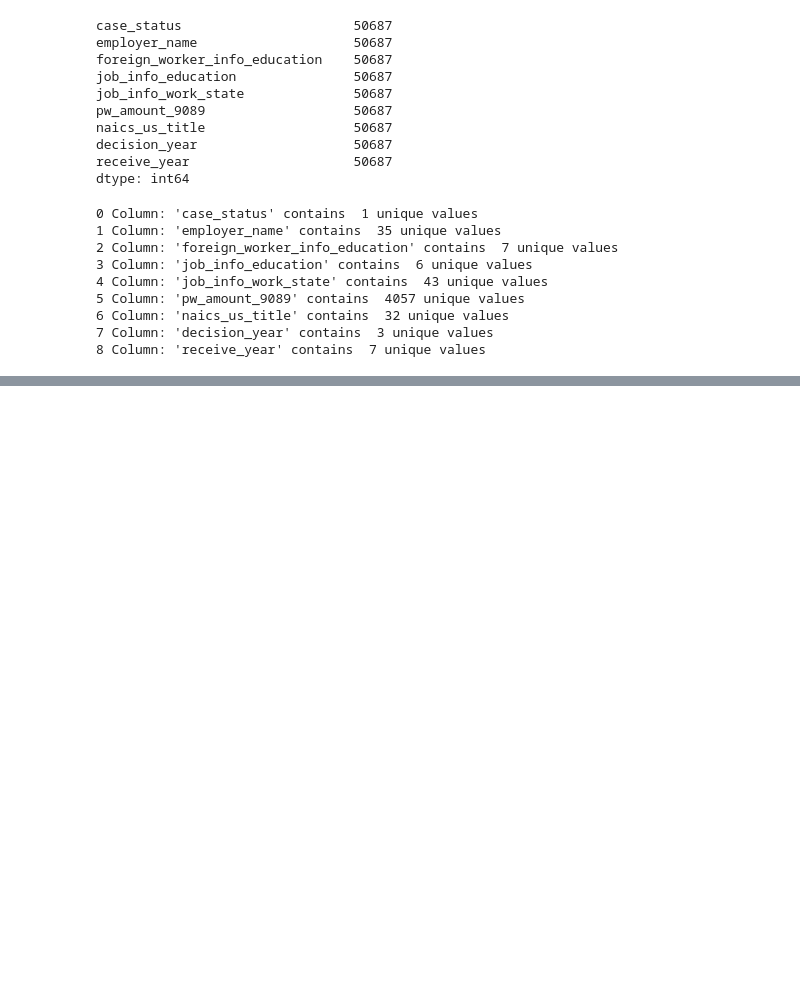
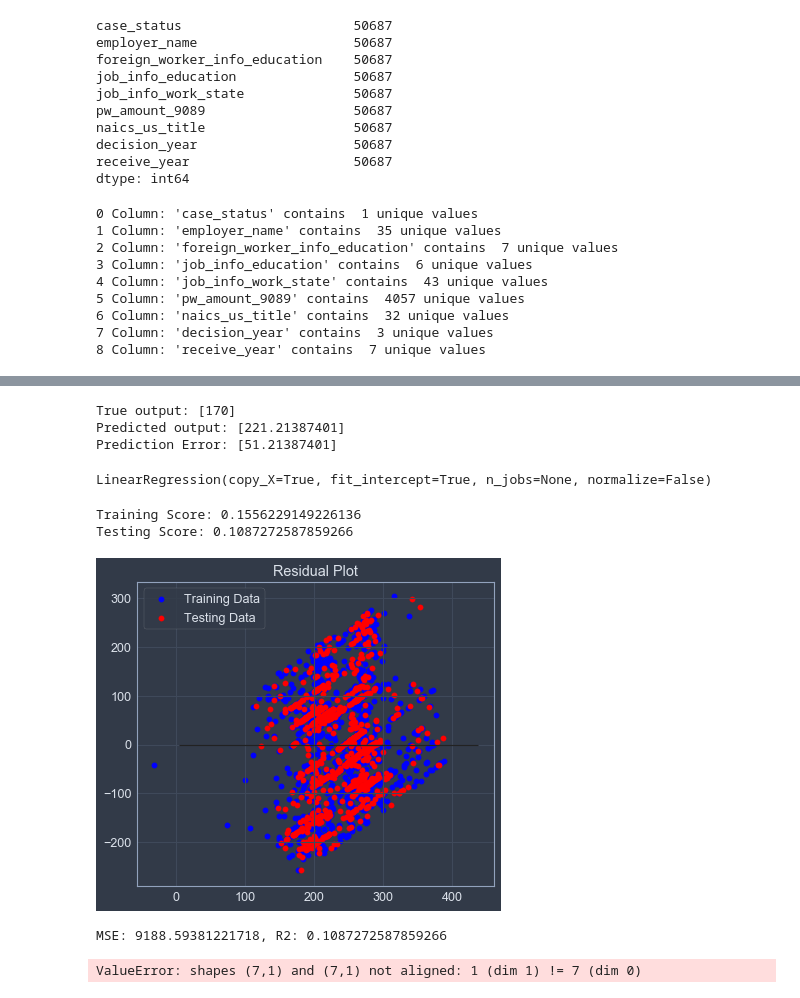
Before and after one commit to Armin-1337/US-Perm-Visa-webpage, a Jupyter notebook: ipynb scrape code/Final_project.ipynb, the cells around one changed output, grey strips where cells are left out. Saved outputs shown, nothing was run; the diff lists cells and outputs as text; code cells hidden in the pictures; blank space fills up the shorter version.

```diff
--- a/ipynb scrape code/Final_project.ipynb
+++ b/ipynb scrape code/Final_project.ipynb
@@ -1551,0 +1755,4 @@ print("The shape of y is: {}".format(y.shape))
+# %%
+from sklearn.linear_model import LinearRegression
+model = LinearRegression()
+model.fit(X_train,y_train)
@@ -1551,0 +1769,52 @@ print("The shape of y is: {}".format(y.shape))
+# %%
+predictions = model.predict(X)
+print(f"True output: {y[0]}")
+print(f"Predicted output: {predictions[0]}")
+print(f"Prediction Error: {predictions[0]-y[0]}")
+# %% [output]
+True output: [170]
+Predicted output: [221.21387401]
+Prediction Error: [51.21387401]
+# %%
+from sklearn.preprocessing import StandardScaler
+X_scaler = StandardScaler().fit(X_train)
+# %%
+X_train_scaled = X_scaler.transform(X_train)
+X_test_scaled = X_scaler.transform(X_test)
+# %%
+model = LinearRegression()
+model.fit(X_train_scaled, y_train)
+# %% [output]
+LinearRegression(copy_X=True, fit_intercept=True, n_jobs=None, normalize=False)
+# %%
+training_score = model.score(X_train_scaled, y_train)
+testing_score = model.score(X_test_scaled, y_test)
+
+print(f"Training Score: {training_score}")
+print(f"Testing Score: {testing_score}")
+# %% [output]
+Training Score: 0.1556229149226136
+Testing Score: 0.1087272587859266
+# %%
+# Plot y_test_scaled vs y_test_scaled
+# Scatter plot y_test_scaled vs predictions
+
+plt.scatter(model.predict(X_train_scaled), model.predict(X_train_scaled) - y_train, c="blue", label="Training Data")
+plt.scatter(model.predict(X_test_scaled), model.predict(X_test_scaled) - y_test, c="red", label="Testing Data")
+plt.legend()
+plt.hlines(y=0, xmin=y_test.min(), xmax=y_test.max())
+plt.title("Residual Plot")
+plt.show()
+# %% [output]
+[figure, added]
+# %%
+# make prediction
+predictions = model.predict(X_test_scaled)
+
+# comparing MSE and R2
+from sklearn.metrics import mean_squared_error
+MSE = mean_squared_error(y_test, predictions)
+r2 = model.score(X_test_scaled, y_test)
+print(f"MSE: {MSE}, R2: {r2}")
+# %% [output]
+MSE: 9188.59381221718, R2: 0.1087272587859266
@@ -1551,0 +1824,4 @@ print("The shape of y is: {}".format(y.shape))
+# %%
+model.predict(predict_this)
+# %% [output]
+ValueError: shapes (7,1) and (7,1) not aligned: 1 (dim 1) != 7 (dim 0)
```
Also changed, not shown: parts of 28 cells of this notebook.
